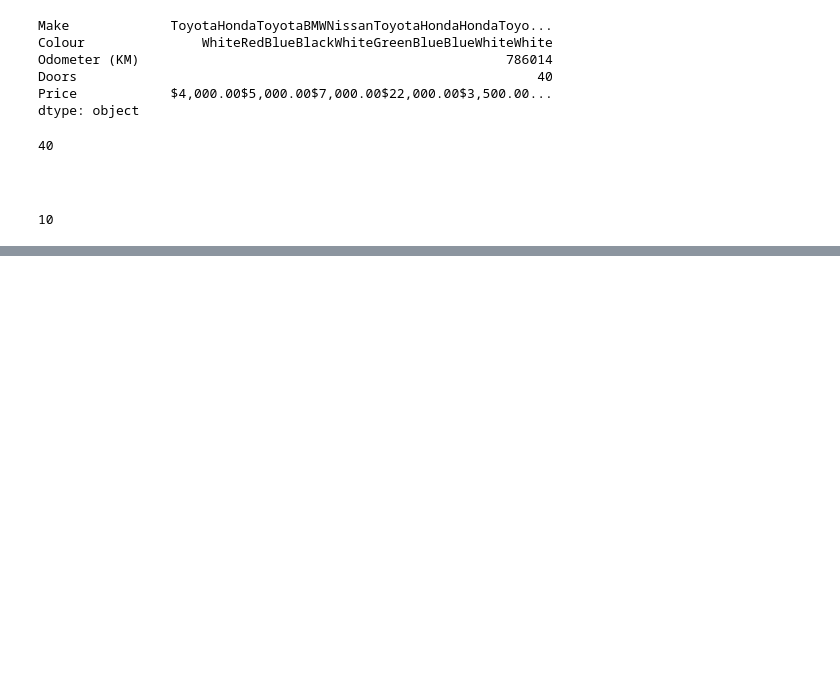
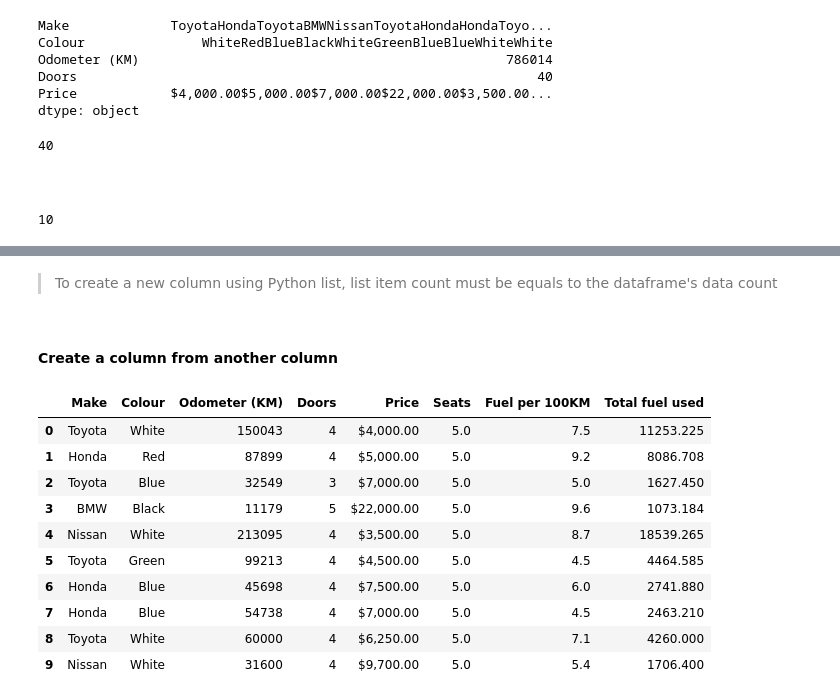
Before and after one commit to mythz-library/LRN-Data-Science, a Jupyter notebook: 01-pandas.ipynb, the cells around one changed output, grey strips where cells are left out. Saved outputs shown, nothing was run; the diff lists cells and outputs as text; code cells hidden in the pictures; blank space fills up the shorter version.

```diff
--- a/01-pandas.ipynb
+++ b/01-pandas.ipynb
@@ -195,0 +210,3 @@ len(car_sales_df)
+# %%
+car_sales_df["Make"] = car_sales_df["Make"].str.lower()
+car_sales_df[:5]
@@ -195,0 +371,19 @@ len(car_sales_df)
+# %% [markdown]
+> To create a new column using Python list, list item count must be equals to the dataframe's data count
+# %% [markdown]
+#### Create a column from another column
+# %%
+car_sales_df["Total fuel used"] = car_sales_df["Odometer (KM)"] / 100 * car_sales_df["Fuel per 100KM"]
+car_sales_df
+# %% [output]
+|  | Make | Colour | Odometer (KM) | Doors | Price | Seats | Fuel per 100KM | Total fuel used |
+| 0 | Toyota | White | 150043 | 4 | $4,000.00 | 5.0 | 7.5 | 11253.225 |
+| 1 | Honda | Red | 87899 | 4 | $5,000.00 | 5.0 | 9.2 | 8086.708 |
+| 2 | Toyota | Blue | 32549 | 3 | $7,000.00 | 5.0 | 5.0 | 1627.450 |
+| 3 | BMW | Black | 11179 | 5 | $22,000.00 | 5.0 | 9.6 | 1073.184 |
+| 4 | Nissan | White | 213095 | 4 | $3,500.00 | 5.0 | 8.7 | 18539.265 |
+| 5 | Toyota | Green | 99213 | 4 | $4,500.00 | 5.0 | 4.5 | 4464.585 |
+| 6 | Honda | Blue | 45698 | 4 | $7,500.00 | 5.0 | 6.0 | 2741.880 |
+| 7 | Honda | Blue | 54738 | 4 | $7,000.00 | 5.0 | 4.5 | 2463.210 |
+| 8 | Toyota | White | 60000 | 4 | $6,250.00 | 5.0 | 7.1 | 4260.000 |
+| 9 | Nissan | White | 31600 | 4 | $9,700.00 | 5.0 | 5.4 | 1706.400 |
```
Also changed, not shown: parts of 44 cells of this notebook, 1 other file.
